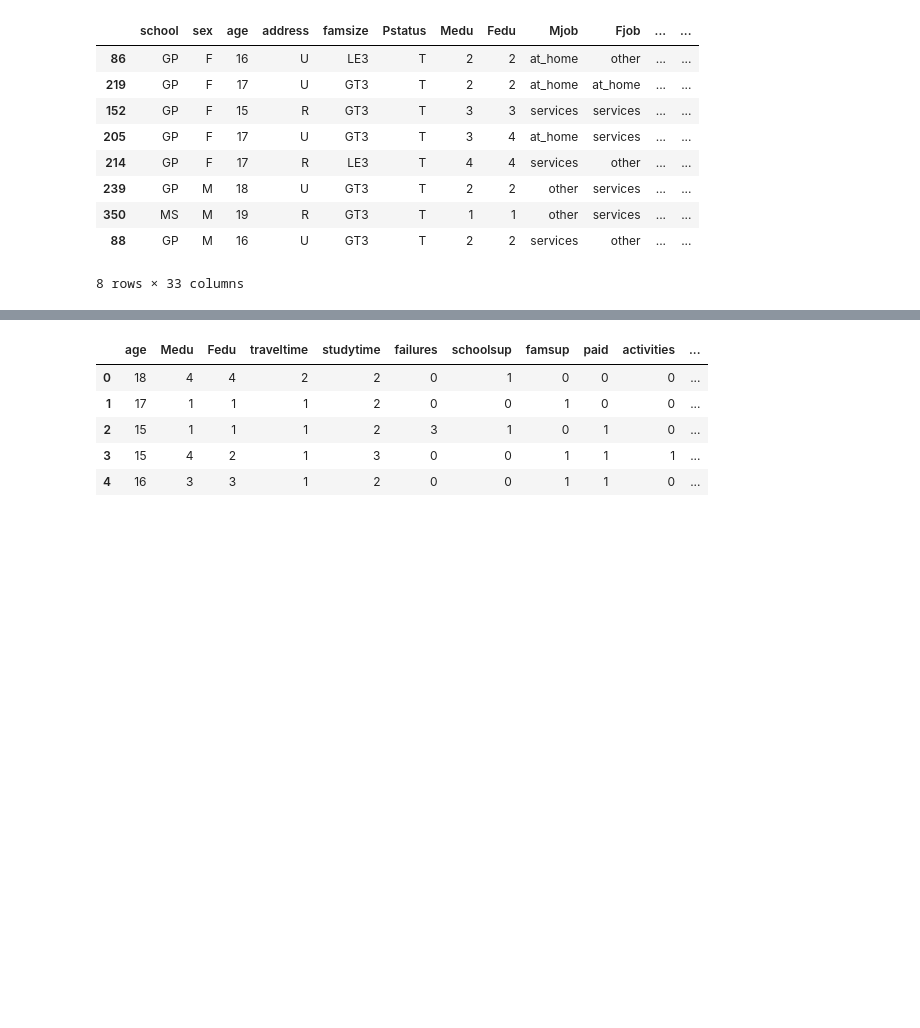
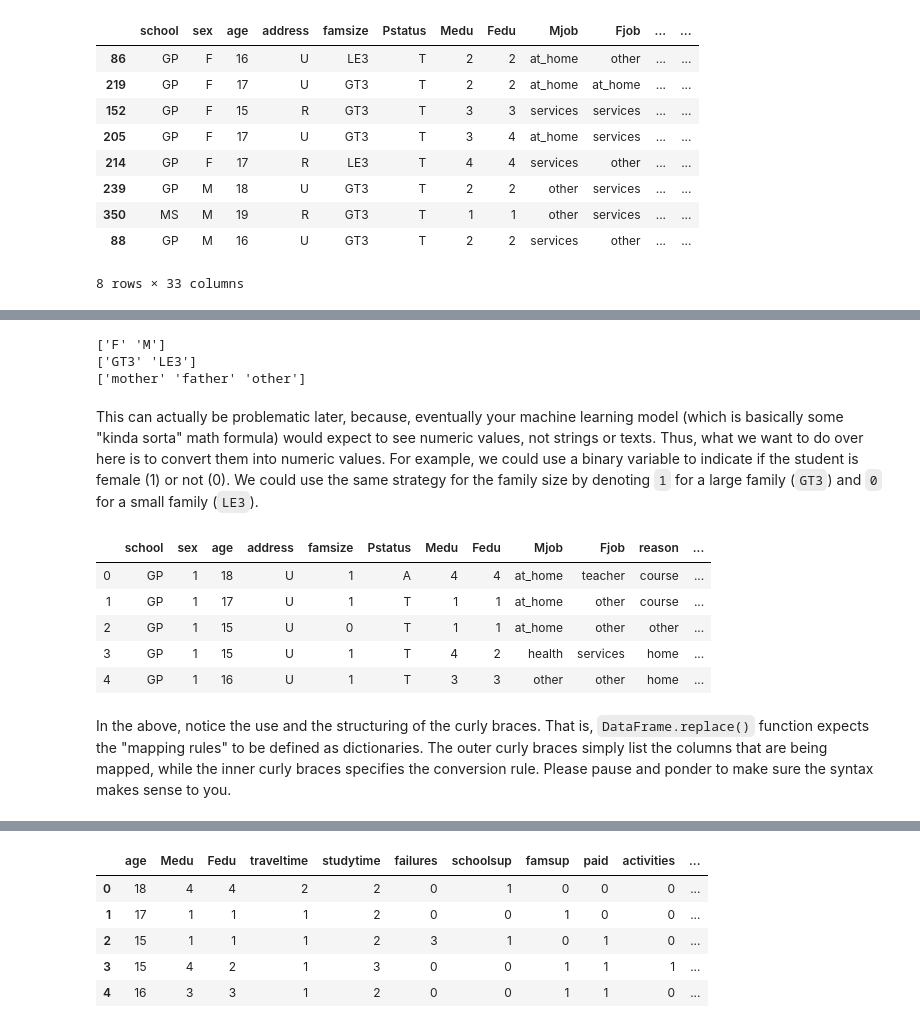
Before and after one commit to stephenbaek/bigdata, a Jupyter notebook: in-class-assignments/ica04/Data_Preprocessing_and_Visualization.ipynb, the cells around one changed output, grey strips where cells are left out. Saved outputs shown, nothing was run; the diff lists cells and outputs as text; code cells hidden in the pictures; blank space fills up the shorter version.

```diff
--- a/in-class-assignments/ica04/Data_Preprocessing_and_Visualization.ipynb
+++ b/in-class-assignments/ica04/Data_Preprocessing_and_Visualization.ipynb
@@ -74,0 +73,25 @@ df2.head(5)
+# %%
+print(df.sex.unique())
+print(df.famsize.unique())
+print(df.guardian.unique())
+# %% [output]
+['F' 'M']
+['GT3' 'LE3']
+['mother' 'father' 'other']
+# %% [markdown]
+This can actually be problematic later, because, eventually your machine learning model (which is basically some "kinda sorta" math formula) would expect to see numeric values, not strings or texts. Thus, what we want to do over here is to convert them into numeric values. For example, we could use a binary variable to indicate if the student is female (1) or not (0). We could use the same strategy for the family size by denoting `1` for a large family (`GT3`) and `0` for a small family (`LE3`).
+# %%
+df = df.replace({                     # Don't run this line twice
+    'sex': {'F': 1, 'M': 0},          #
+    'famsize': {'GT3': 1, 'LE3': 0}   #
+                })                    #
+df.head(5)
+# %% [output]
+|  | school | sex | age | address | famsize | Pstatus | Medu | Fedu | Mjob | Fjob | reason | ... |
+| 0 | GP | 1 | 18 | U | 1 | A | 4 | 4 | at_home | teacher | course | ... |
+| 1 | GP | 1 | 17 | U | 1 | T | 1 | 1 | at_home | other | course | ... |
+| 2 | GP | 1 | 15 | U | 0 | T | 1 | 1 | at_home | other | other | ... |
+| 3 | GP | 1 | 15 | U | 1 | T | 4 | 2 | health | services | home | ... |
+| 4 | GP | 1 | 16 | U | 1 | T | 3 | 3 | other | other | home | ... |
+# %% [markdown]
+In the above, notice the use and the structuring of the curly braces. That is, `DataFrame.replace()` function expects the "mapping rules" to be defined as dictionaries. The outer curly braces simply list the columns that are being mapped, while the inner curly braces specifies the conversion rule. Please pause and ponder to make sure the syntax makes sense to you.
```
Also changed, not shown: parts of 12 cells of this notebook.
